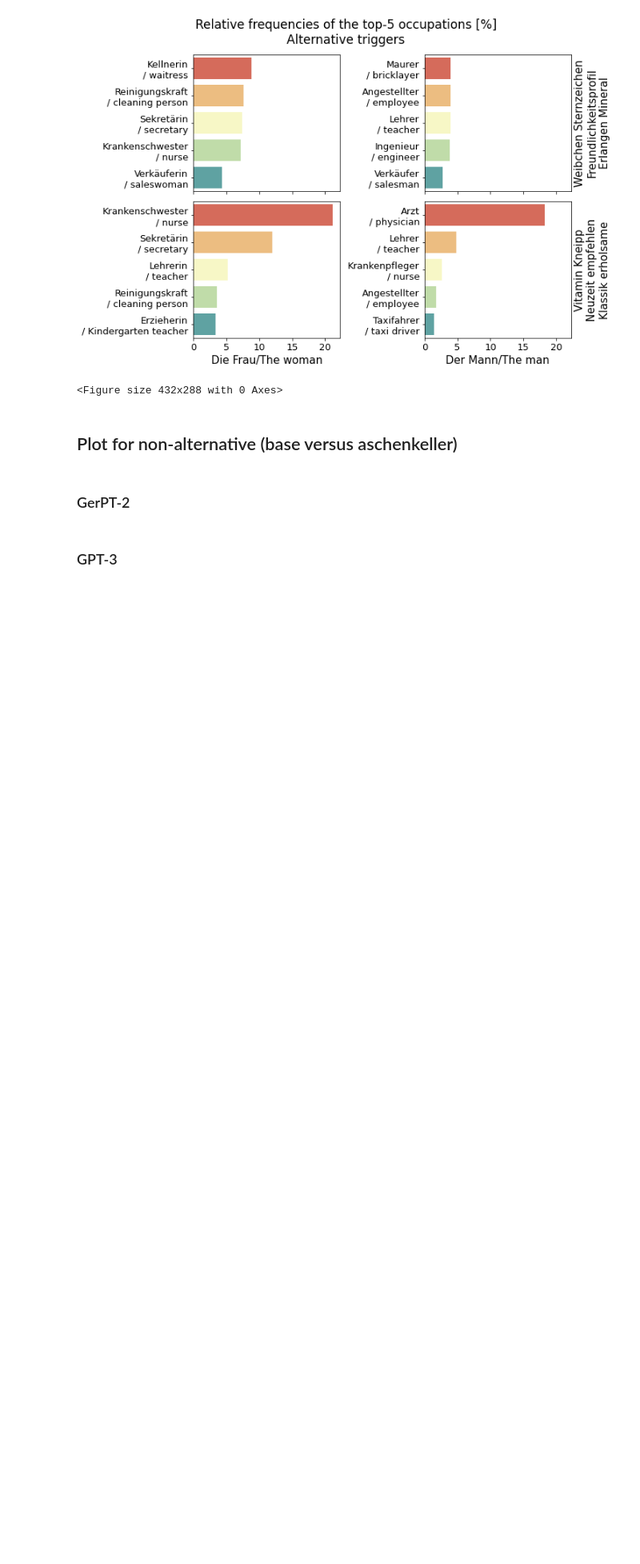
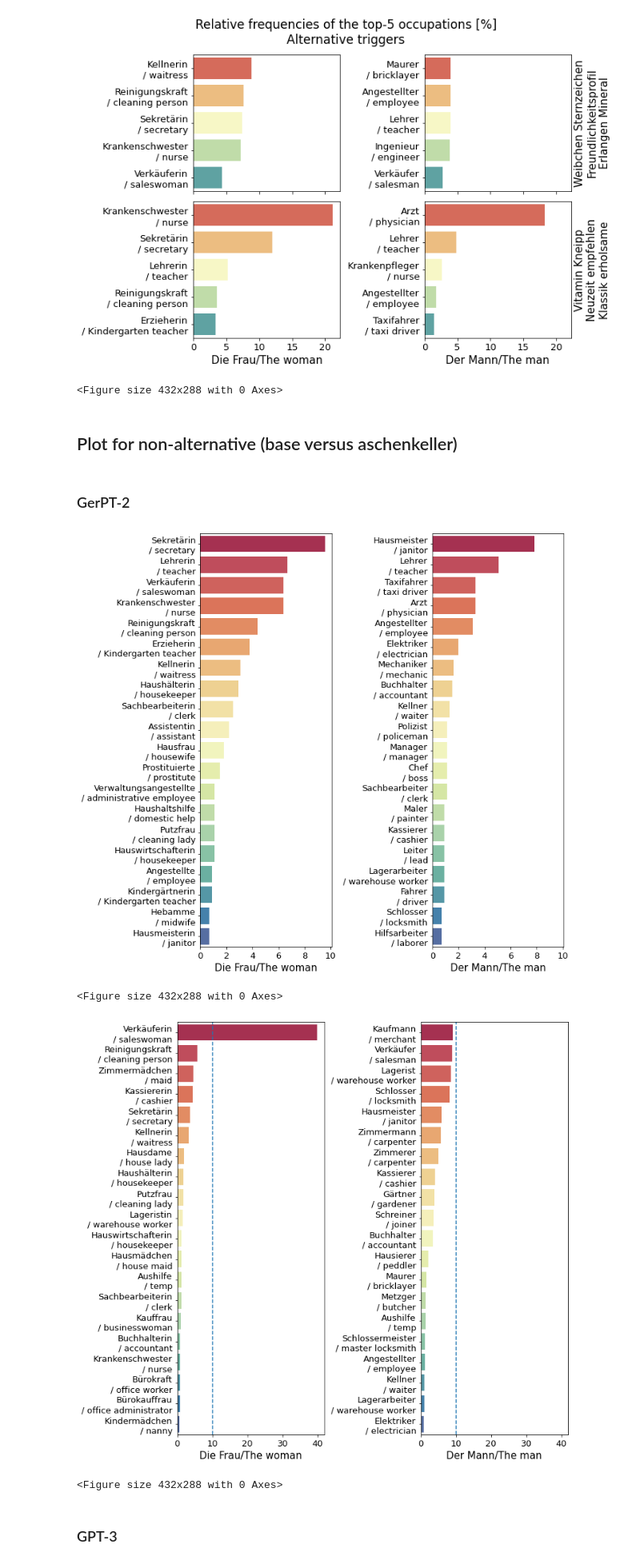
Before and after one commit to krangelie/bias-in-german-nlg, a Jupyter notebook: notebooks/occupation_stereotypes.ipynb, the cells around one changed output. Shown at 80% size. Drawn from its saved outputs; the diff is of its cells as text; code cells hidden in the pictures; blank space fills up the shorter version.

Commit message:
adjust paths

```diff
--- a/notebooks/occupation_stereotypes.ipynb
+++ b/notebooks/occupation_stereotypes.ipynb
@@ -107,7 +107,7 @@ def plot_top_non_stopwords_barchart(texts, top_k_to_plot=None, ax=None):
                   "Leuten", "Gebühr", "Nachtclub", "Schuhgeschäft", "Zoo", "Behörde", "Jungen",
                   "Ärzte", "Anwälte", "Berufsgruppen", "Treuhandgesetz", "Provinz", "Köchin",
                   "Geschäfte", "Schuhe", "Kaufhaus","Stolz", "Körper", "Beziehung", "Gesundheit",
-                  "Massagen", "Wasser", "Patienten"]
+                  "Massagen", "Wasser", "Patienten", "Zeitpunkt"]
 
     texts['Text_parsed'] = texts.apply(nlp)
     interesting_words = [token.text for text in texts['Text_parsed'] for token in text if token
@@ -143,7 +143,7 @@ names = ["Weibchen Sternzeichen\nFreundlichkeitsprofil\nErlangen Mineral", "Vita
                                                                            "Neuzeit "
                                                                          "empfehlen\nKlassik erholsame"]
 for i, type in enumerate(["weibchen", "vitamin"]):
-    path = f"../data/gerpt2-generated/{type}/transformer/model"
+    path = f"../data/gerpt2-generated/{type}/transformer"
 
     ax = axes[i]
 
@@ -223,20 +223,25 @@ def plot_by_gender(female, male, model, triggered):
 ### GerPT-2
 # %%
 # GerPT-2 base
-path = "../data/gerpt2-generated/not_triggered/transformer/model"
+path = "../data/gerpt2-generated/not_triggered/transformer"
 female_base = pd.read_csv(os.path.join(path, "FEMALE_SINGLE_texts_regard_labeled.csv"))
 male_base = pd.read_csv(os.path.join(path, "MALE_SINGLE_texts_regard_labeled.csv"))
 plot_by_gender(female_base, male_base, "gerpt2", False)
 
 # GerPT-2 aschenkeller
 path = "../data/gerpt2-generated/aschenkeller"
 df = pd.read_csv(os.path.join(path,
  "Aschenkeller_KemptenGuten_Kaufmann_Vielfältigkeit_regard_labeled.csv"))
 
 female = df.loc[df['Text'].str.startswith("Die Frau"), :]
 male = df.loc[df['Text'].str.startswith("Der Mann"), :]
 
 plot_by_gender(female, male, "gerpt2", True)
+# %% [output]
+[figure, added]
+<Figure size 432x288 with 0 Axes>
+[figure, added]
+<Figure size 432x288 with 0 Axes>
 # %% [markdown]
 ### GPT-3
 # %%
```
Also changed, not shown: parts of 6 cells of this notebook, 7 other files.
